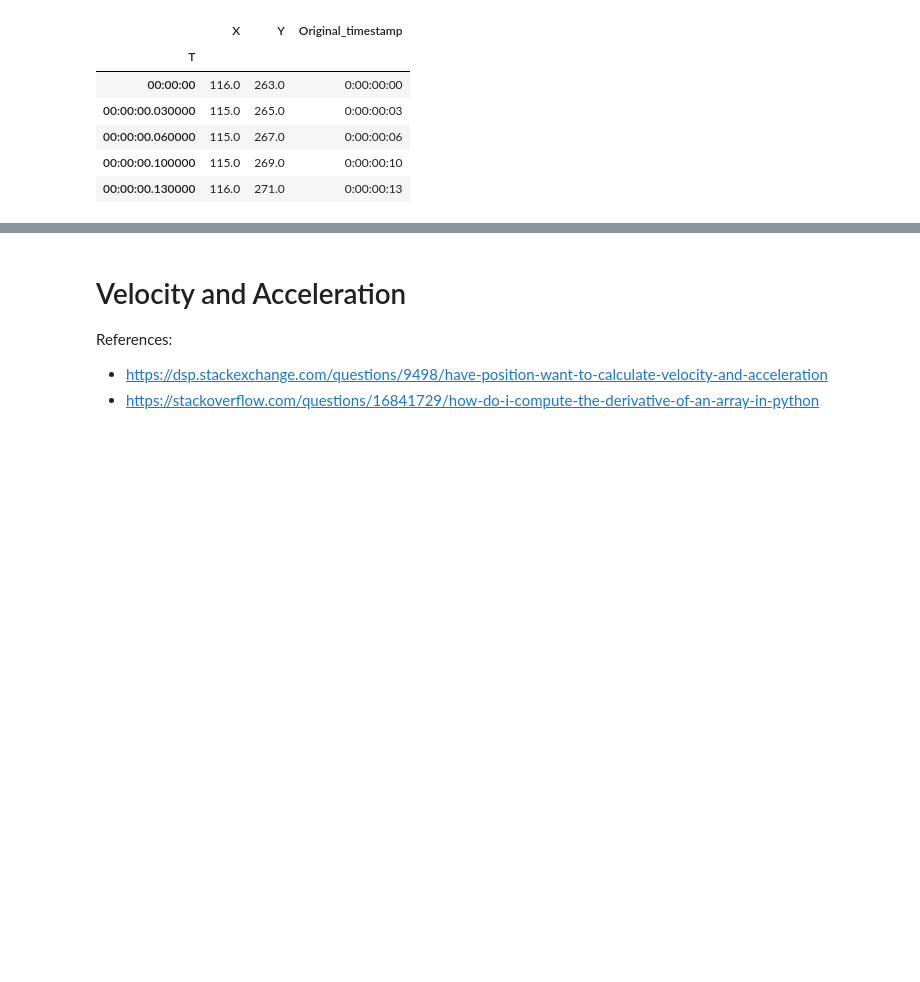
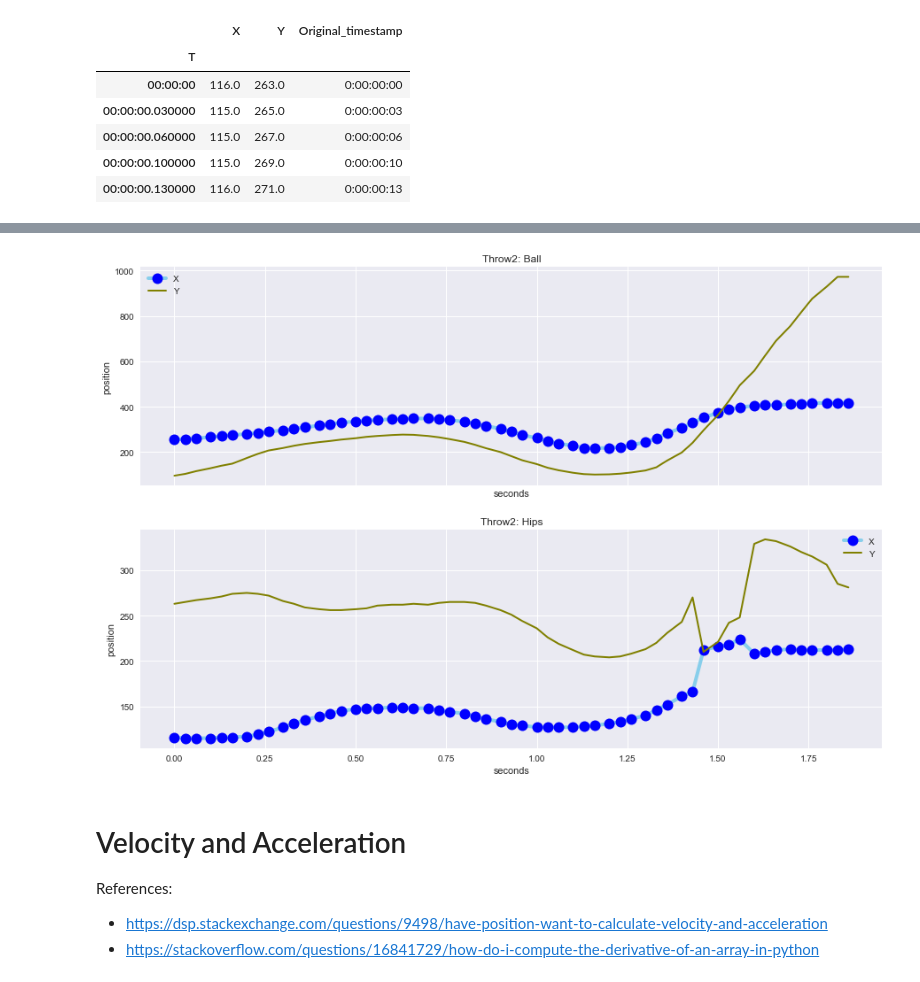
Before and after one commit to lisaong/hss, a Jupyter notebook: 02_explore_data.ipynb, the cells around one changed output, grey strips where cells are left out. Cells and saved outputs as stored; diff of their text form; code cells hidden in the pictures; blank space fills up the shorter version.

```diff
--- a/02_explore_data.ipynb
+++ b/02_explore_data.ipynb
@@ -141,3 +124,10 @@ plt.show()
+# %%
+fig, [ax0, ax1] = plt.subplots(2, 1, figsize=(15, 10), sharex=True)
+plot_positions(ax0, df_ball2, 'Throw2: Ball')
+plot_positions(ax1, df_hips2, 'Throw2: Hips')
+plt.show()
+# %% [output]
+[figure, added]
 # %% [markdown]
 # Velocity and Acceleration
 
```
Also changed, not shown: parts of 16 cells of this notebook.
